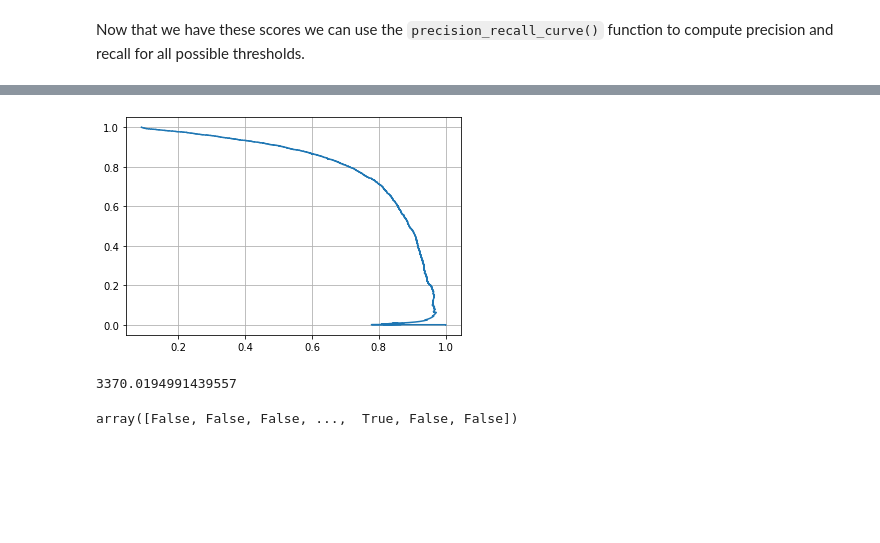
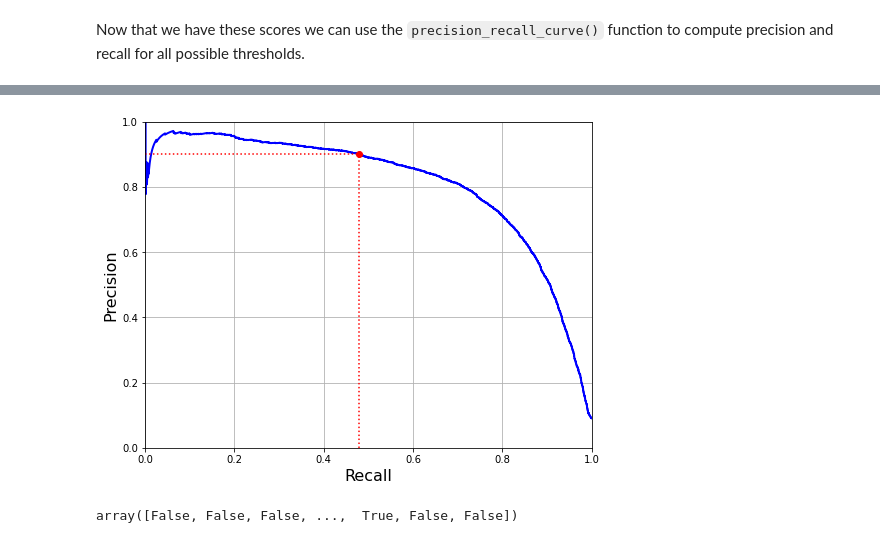
Before and after one commit to faresalouf/Machine_Learning, a Jupyter notebook: 2_Classification.ipynb, the cells around one changed output, grey strips where cells are left out. Cells and saved outputs as stored; diff of their text form; code cells hidden in the pictures; blank space fills up the shorter version.

```diff
--- a/2_Classification.ipynb
+++ b/2_Classification.ipynb
@@ -114,7 +114,7 @@ We will pick `SGDClassifier` to start with. This classifier has the advantage of
 # %%
 from sklearn.linear_model import SGDClassifier
 # %%
-sgd_clf = SGDClassifier(random_state = 42) # random_state is just so every time we run the notebook we get the same results
+sgd_clf = SGDClassifier(max_iter=1000, tol=1e-3, random_state=42) # random_state is just so every time we run the notebook we get the same results
 sgd_clf.fit(X_train,y_train_5)
 # %% [output]
 SGDClassifier(random_state=42)
@@ -325,18 +362,21 @@ plt.show()
 # %%
 # We can also plot precision vs recall
-plt.plot(precisions,recalls)
-plt.grid()
+def plot_precision_vs_recall(precisions,recalls):
+    plt.plot(recalls,precisions,'b-',linewidth = 2)
+    plt.xlabel('Recall', fontsize = 16)
+    plt.ylabel('Precision', fontsize = 16)
+    plt.axis([0,1,0,1])
+    plt.grid()
+
+plt.figure(figsize = (8,6))
+plot_precision_vs_recall(precisions,recalls)
+
+plt.plot([recall_90_precision, recall_90_precision],[0,0.9],'r:')
+plt.plot([0,recall_90_precision],[0.9,0.9],'r:')
+plt.plot([recall_90_precision],[.9],'ro')
 plt.show()
 # %% [output]
-[figure, old version]
+[figure, new version]
-# %%
-# To precisely select a threshold.
-## Suppose we want to aim for 90% precision.
-
-threshold_90_precision = thresholds[np.argmax(precisions >= 0.90)]
-threshold_90_precision
-# %% [output]
-3370.0194991439557
 # %%
 # to make predictions following a certain threshold
 y_train_pred_90 = (y_scores >= threshold_90_precision)
```
Also changed, not shown: parts of 6 cells of this notebook.
